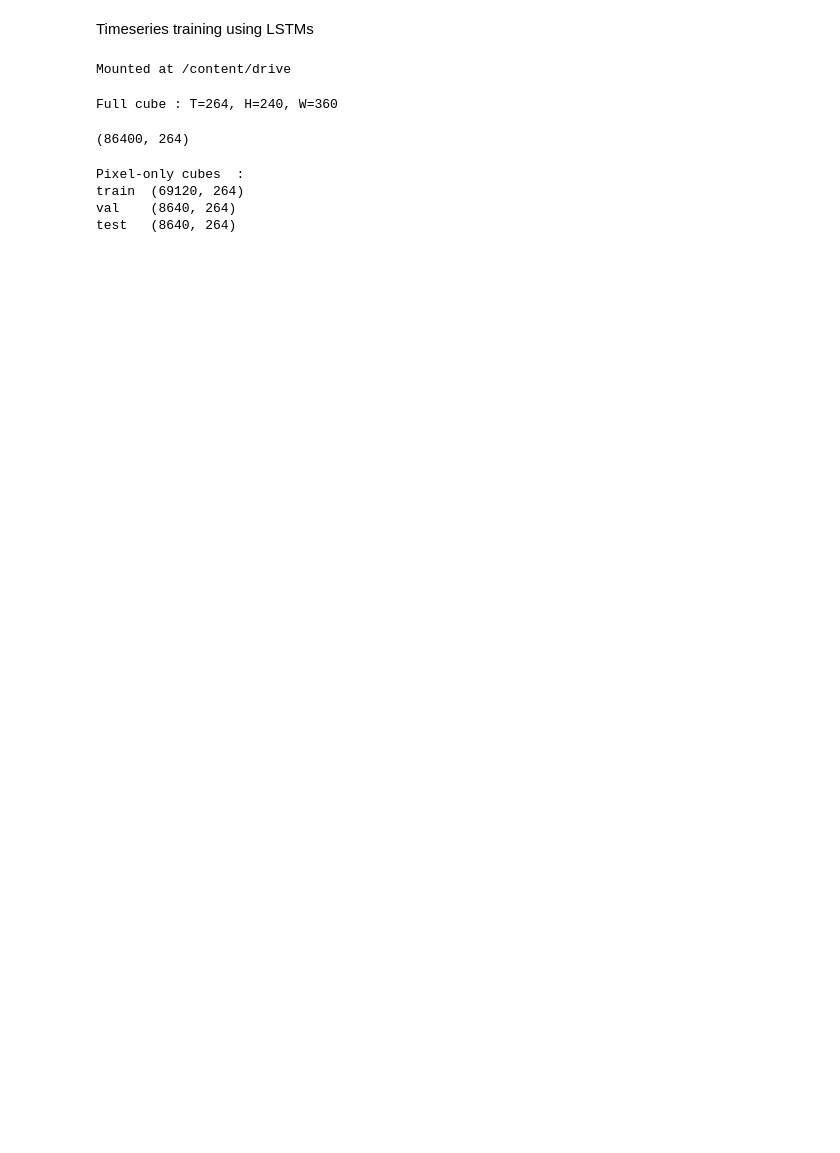
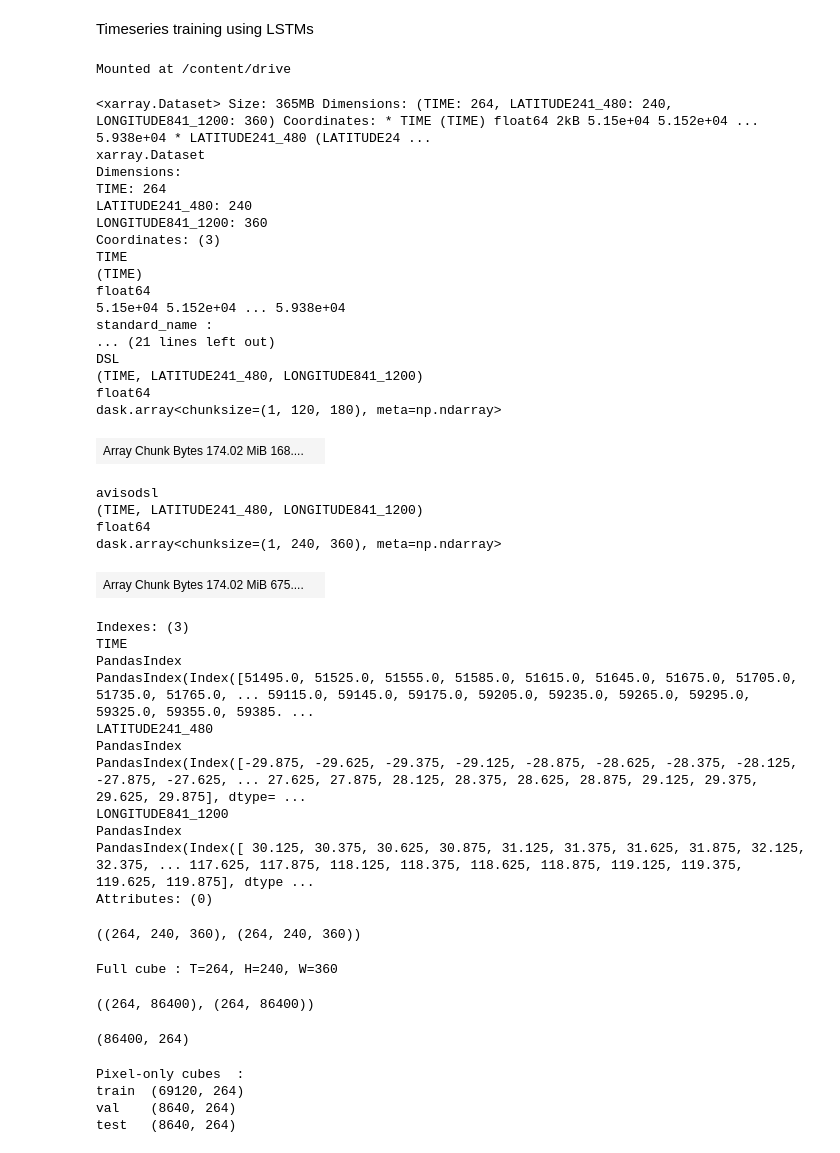
Before and after one commit to arshmehar/ssh_Indian_Ocean, a Jupyter notebook: finssh_train.ipynb, the cells around one changed output. Cells and saved outputs as stored; diff of their text form; code cells hidden in the pictures; blank space fills up the shorter version.

```diff
--- a/finssh_train.ipynb
+++ b/finssh_train.ipynb
@@ -23,5 +23,46 @@ ds   = ds.mean(dim="ensemble_member")
 
 X_in = ds.DSL.fillna(0).values        # (T, 240, 360)#hadgem dsl array
 y_in = ds.avisodsl.fillna(0).values
+# %%
+ds
+# %% [output]
+<xarray.Dataset> Size: 365MB Dimensions: (TIME: 264, LATITUDE241_480: 240, LONGITUDE841_1200: 360) Coordinates: * TIME (TIME) float64 2kB 5.15e+04 5.152e+04 ... 5.938e+04 * LATITUDE241_480 (LATITUDE24 ...
+xarray.Dataset
+Dimensions:
+TIME: 264
+LATITUDE241_480: 240
+LONGITUDE841_1200: 360
+Coordinates: (3)
+TIME
+(TIME)
+float64
+5.15e+04 5.152e+04 ... 5.938e+04
+standard_name :
+... (21 lines left out)
+DSL
+(TIME, LATITUDE241_480, LONGITUDE841_1200)
+float64
+dask.array<chunksize=(1, 120, 180), meta=np.ndarray>
+| Array Chunk Bytes 174.02 MiB 168.... |  |
+avisodsl
+(TIME, LATITUDE241_480, LONGITUDE841_1200)
+float64
+dask.array<chunksize=(1, 240, 360), meta=np.ndarray>
+| Array Chunk Bytes 174.02 MiB 675.... |  |
+Indexes: (3)
+TIME
+PandasIndex
+PandasIndex(Index([51495.0, 51525.0, 51555.0, 51585.0, 51615.0, 51645.0, 51675.0, 51705.0, 51735.0, 51765.0, ... 59115.0, 59145.0, 59175.0, 59205.0, 59235.0, 59265.0, 59295.0, 59325.0, 59355.0, 59385. ...
+LATITUDE241_480
+PandasIndex
+PandasIndex(Index([-29.875, -29.625, -29.375, -29.125, -28.875, -28.625, -28.375, -28.125, -27.875, -27.625, ... 27.625, 27.875, 28.125, 28.375, 28.625, 28.875, 29.125, 29.375, 29.625, 29.875], dtype= ...
+LONGITUDE841_1200
+PandasIndex
+PandasIndex(Index([ 30.125, 30.375, 30.625, 30.875, 31.125, 31.375, 31.625, 31.875, 32.125, 32.375, ... 117.625, 117.875, 118.125, 118.375, 118.625, 118.875, 119.125, 119.375, 119.625, 119.875], dtype ...
+Attributes: (0)
+# %%
+X_in.shape, y_in.shape
+# %% [output]
+((264, 240, 360), (264, 240, 360))
 # %%
 T, H, W = X_in.shape
@@ -31,6 +72,10 @@ Full cube : T=264, H=240, W=360
 # %%
 X_in = X_in.reshape(T, -1)
 y_in = y_in.reshape(T, -1)
+# %%
+X_in.shape, y_in.shape
+# %% [output]
+((264, 86400), (264, 86400))
 # %%
 X_grid = X_in.T     # shape: (H*W, T)
 y_grid = y_in.T     # shape: (H*W, T)
```
Also changed, not shown: parts of 25 cells of this notebook.
